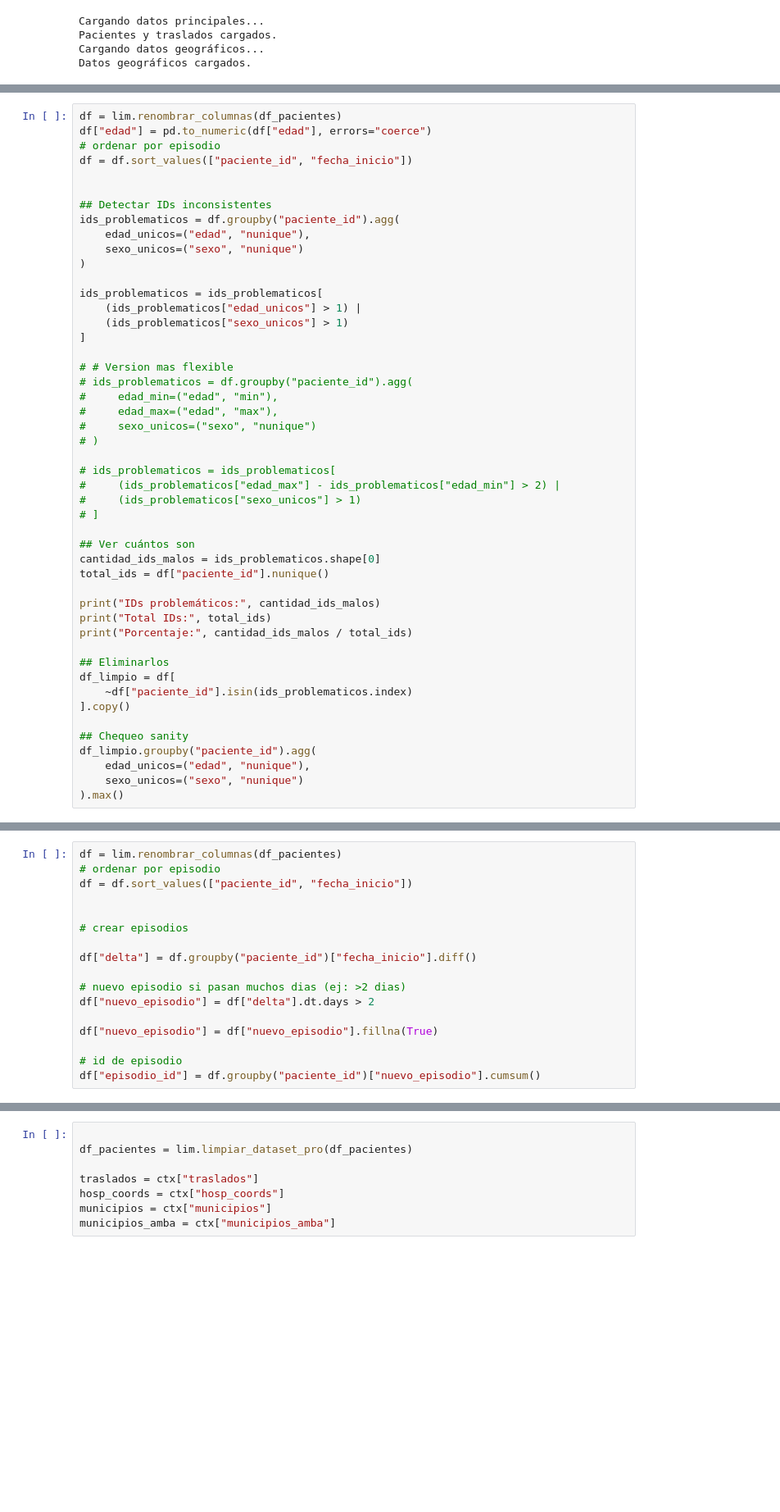
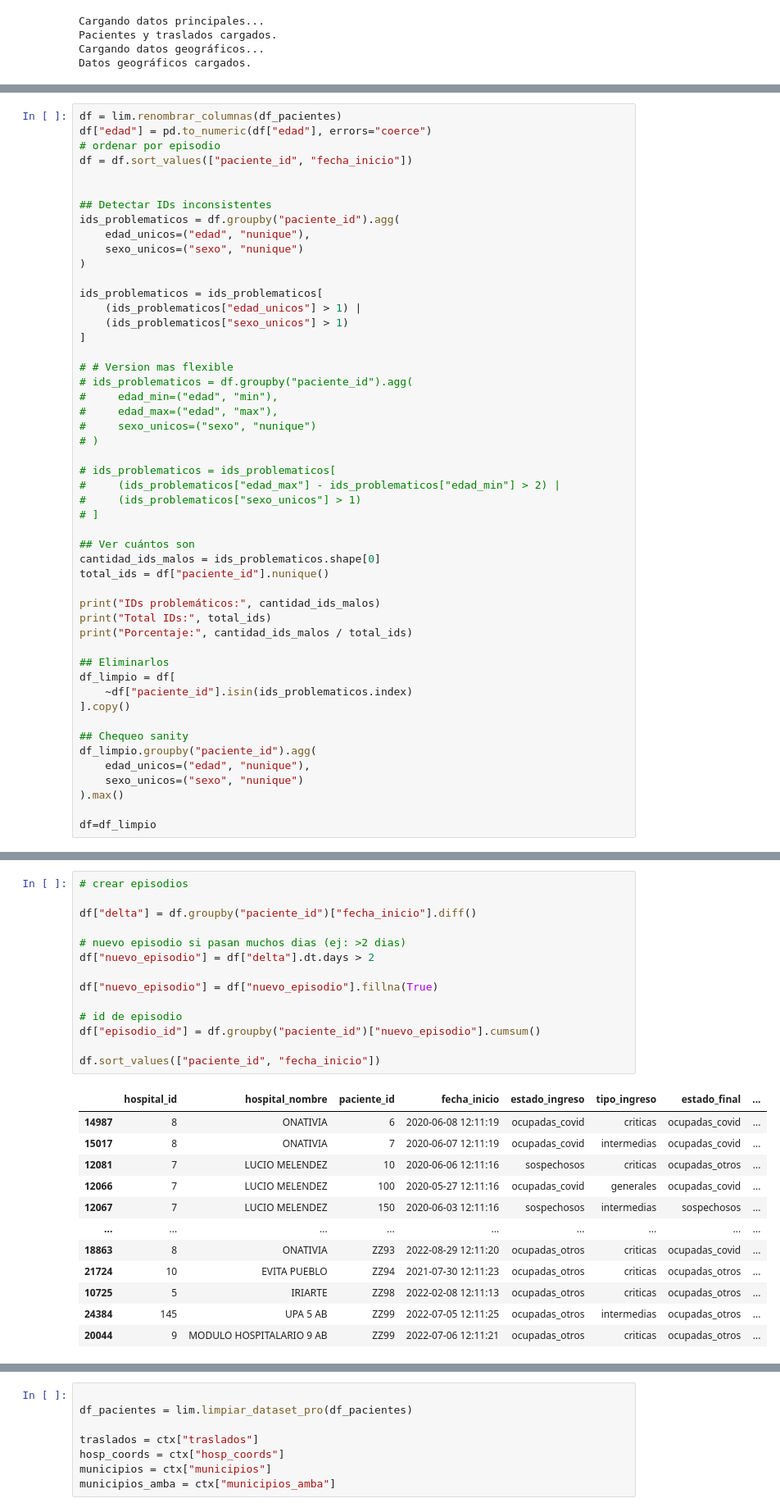
Before and after one commit to micagonzdark/RedesHospitales, a Jupyter notebook: notebooks/02_analisis_a_detalle.ipynb, the cells around one changed output, grey strips where cells are left out. Shown at 82% size. Saved outputs shown, nothing was run; the diff lists cells and outputs as text; blank space fills up the shorter version.

Commit message:
creo df EPISODIOS

```diff
--- a/notebooks/02_analisis_a_detalle.ipynb
+++ b/notebooks/02_analisis_a_detalle.ipynb
@@ -66,4 +68,6 @@ df_limpio.groupby("paciente_id").agg(
     edad_unicos=("edad", "nunique"),
     sexo_unicos=("sexo", "nunique")
 ).max()
+
+df=df_limpio
 # %% [output]
@@ -76,17 +77,27 @@ dtype: int64
 # %%
-df = lim.renombrar_columnas(df_pacientes)
-# ordenar por episodio
-df = df.sort_values(["paciente_id", "fecha_inicio"])
-
-
 # crear episodios
 
 df["delta"] = df.groupby("paciente_id")["fecha_inicio"].diff()
 
 # nuevo episodio si pasan muchos dias (ej: >2 dias)
 df["nuevo_episodio"] = df["delta"].dt.days > 2
 
 df["nuevo_episodio"] = df["nuevo_episodio"].fillna(True)
 
 # id de episodio
 df["episodio_id"] = df.groupby("paciente_id")["nuevo_episodio"].cumsum()
+
+df.sort_values(["paciente_id", "fecha_inicio"])
+# %% [output]
+|  | hospital_id | hospital_nombre | paciente_id | fecha_inicio | estado_ingreso | tipo_ingreso | estado_final | ... |
+| 14987 | 8 | ONATIVIA | 6 | 2020-06-08 12:11:19 | ocupadas_covid | criticas | ocupadas_covid | ... |
+| 15017 | 8 | ONATIVIA | 7 | 2020-06-07 12:11:19 | ocupadas_covid | intermedias | ocupadas_covid | ... |
+| 12081 | 7 | LUCIO MELENDEZ | 10 | 2020-06-06 12:11:16 | sospechosos | criticas | ocupadas_otros | ... |
+| 12066 | 7 | LUCIO MELENDEZ | 100 | 2020-05-27 12:11:16 | ocupadas_covid | generales | ocupadas_covid | ... |
+| 12067 | 7 | LUCIO MELENDEZ | 150 | 2020-06-03 12:11:16 | sospechosos | intermedias | sospechosos | ... |
+| ... | ... | ... | ... | ... | ... | ... | ... | ... |
+| 18863 | 8 | ONATIVIA | ZZ93 | 2022-08-29 12:11:20 | ocupadas_otros | criticas | ocupadas_covid | ... |
+| 21724 | 10 | EVITA PUEBLO | ZZ94 | 2021-07-30 12:11:23 | ocupadas_otros | criticas | ocupadas_otros | ... |
+| 10725 | 5 | IRIARTE | ZZ98 | 2022-02-08 12:11:13 | ocupadas_otros | criticas | ocupadas_otros | ... |
+| 24384 | 145 | UPA 5 AB | ZZ99 | 2022-07-05 12:11:25 | ocupadas_otros | intermedias | ocupadas_otros | ... |
+| 20044 | 9 | MODULO HOSPITALARIO 9 AB | ZZ99 | 2022-07-06 12:11:21 | ocupadas_otros | criticas | ocupadas_otros | ... |
```
Also changed, not shown: parts of 7 cells of this notebook.
